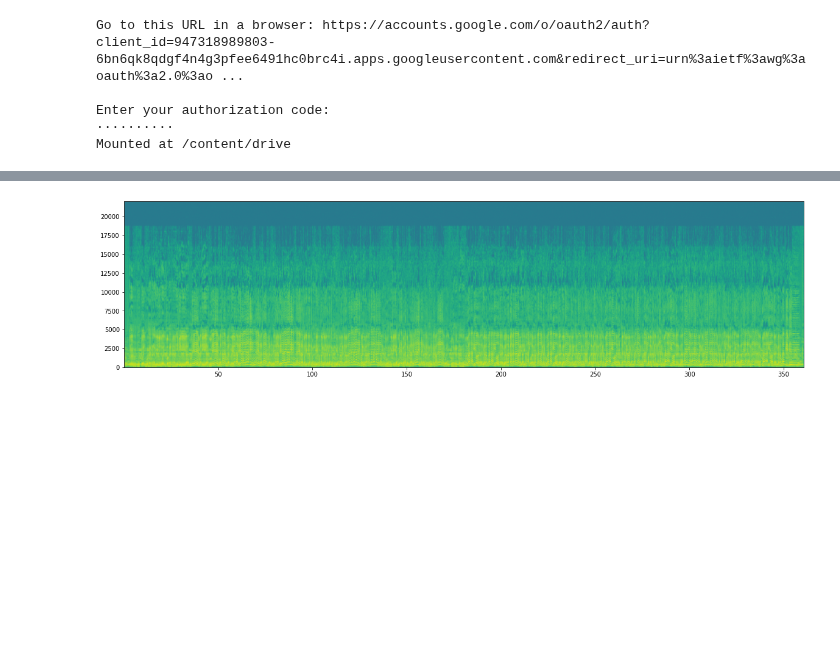
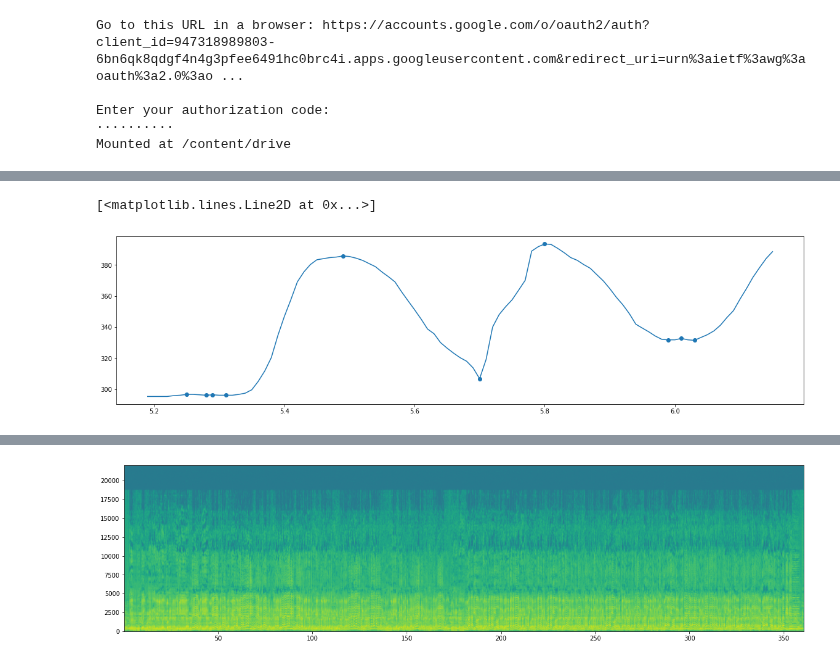
Before and after one commit to Kodhandarama/Audio_Analysis, a Jupyter notebook: pitch_contour.ipynb, the cells around one changed output, grey strips where cells are left out. Saved outputs shown, nothing was run; the diff lists cells and outputs as text; code cells hidden in the pictures; blank space fills up the shorter version.

```diff
--- a/pitch_contour.ipynb
+++ b/pitch_contour.ipynb
@@ -235,0 +241,19 @@ kalyani_2.plot(cpn = True,gamaka = True)
+# %%
+for
+test = shankarabarana.bt_cpn[5]
+test_time = shankarabarana.bt_cpt[5]
+# %%
+peak_t = []
+peak_t_t = []
+for i in signal.find_peaks(test)[0]:
+  peak_t.append(test[i])
+  peak_t_t.append(test_time[i])
+for i in signal.find_peaks(-1*test)[0]:
+  peak_t.append(test[i])
+  peak_t_t.append(test_time[i])
+# %%
+plt.scatter(peak_t_t,peak_t)
+plt.plot(test_time,test)
+# %% [output]
+[<matplotlib.lines.Line2D at 0x...>]
+[figure, added]
```
Also changed, not shown: parts of 14 cells of this notebook.
